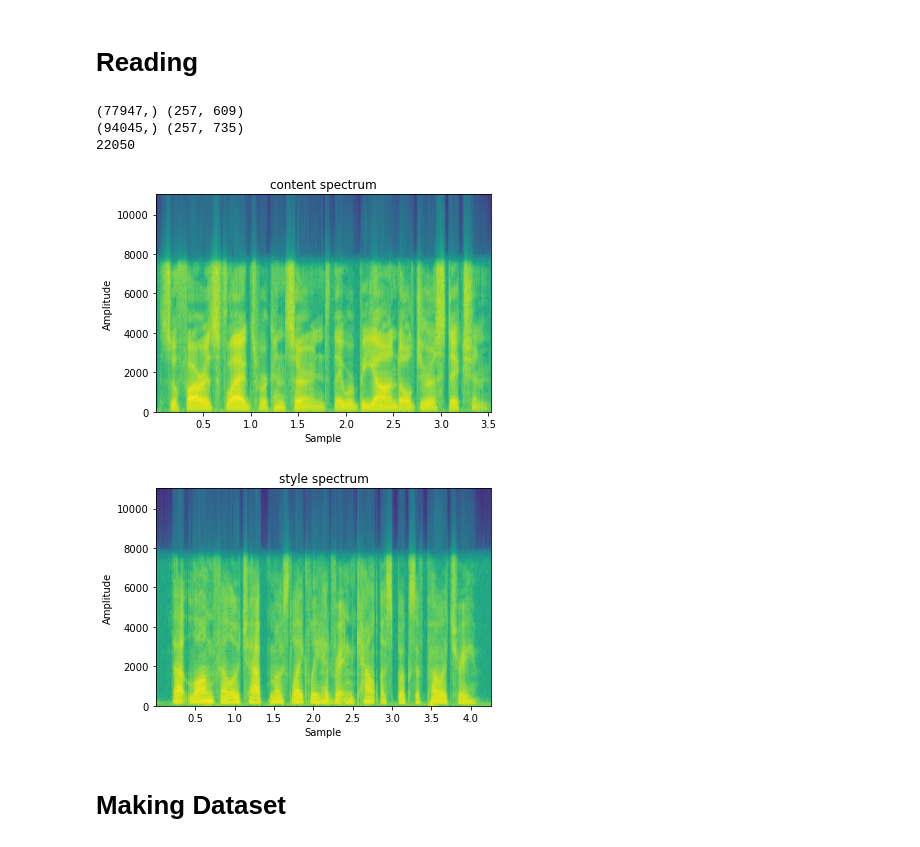
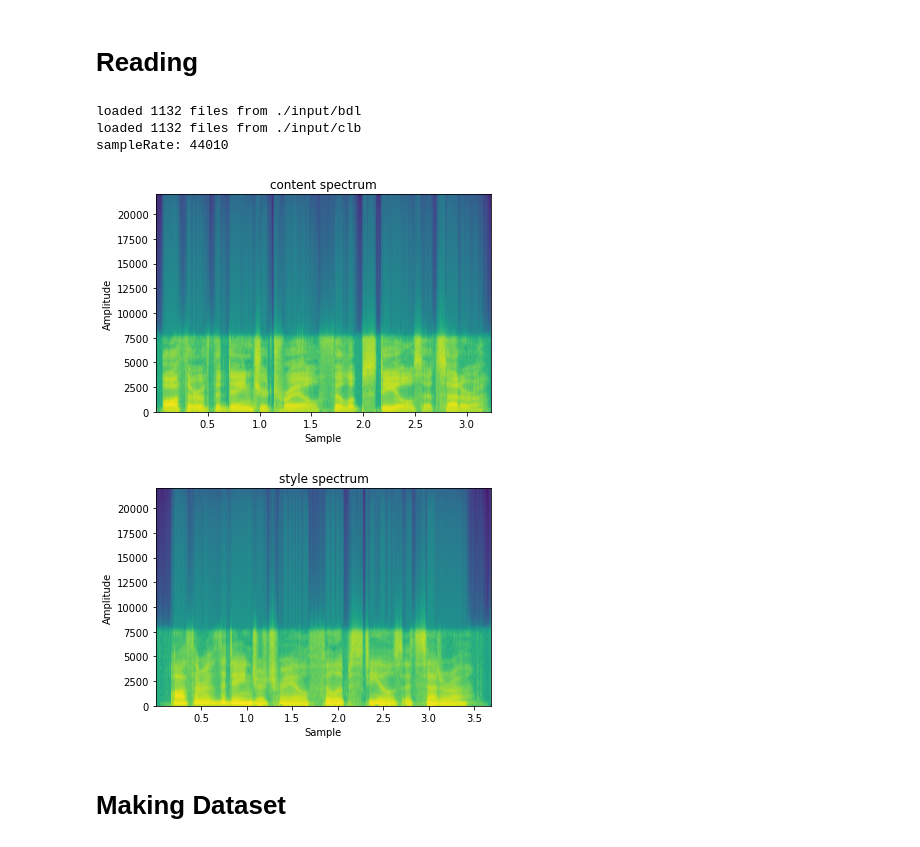
Before and after one commit to mmi366127/2022-Intro-to-AI-final-project, a Jupyter notebook: TraVeLGan.ipynb, the cells around one changed output. Saved outputs shown, nothing was run; the diff lists cells and outputs as text; code cells hidden in the pictures.

```diff
--- a/TraVeLGan.ipynb
+++ b/TraVeLGan.ipynb
@@ -39,31 +20,49 @@ else:
     device = torch.device('cpu')
 # %% [markdown]
 # Reading
-# %%
-from utils import *
-import torch
-
-N_FFT = 512
-
-
-x_content, sr = loadFile(CONTENT_FILE)
-x_style, sr = loadFile(STYLE_FILE)
-
-a_content = wav2spectrum(x_content, N_FFT)
-a_style = wav2spectrum(x_style, N_FFT)
-
-print(x_content.shape, a_content.shape)
-print(x_style.shape, a_style.shape)
-print(sr)
-
-plot_spectrogram_with_raw_signal(x_content, sr, 'content spectrum')
-plot_spectrogram_with_raw_signal(x_style, sr, 'style spectrum')
-# %% [output]
-(77947,) (257, 609)
-(94045,) (257, 735)
-22050
-[figure, removed]
-[figure, removed]
+# %%
+
+from glob import glob
+from utils import *
+import torch
+
+def loadData(path):
+    files = glob(f'{path}/*.wav')
+    data = []
+    for file in files:
+        x= loadFile(file)
+        data.append(x)
+    print(f'loaded {len(files)} files from {path}')
+    return data
+
+
+def transformData(Xs):
+    ret = []
+    for x in Xs:
+        ret.append(wav2spectrum(x))
+    return ret
+
+
+x_content = loadData(CONTENT_FILES)
+x_style = loadData(STYLE_FILES)
+
+
+a_content = transformData(x_content)
+a_style = transformData(x_style)
+
+
+print(f'sampleRate: {sampleRate}')
+
+plot_spectrogram_with_raw_signal(x_content[0], sampleRate, 'content spectrum')
+plot_spectrogram_with_raw_signal(x_style[0], sampleRate, 'style spectrum')
+
+H_Spec = a_content[0].shape[0]
+# %% [output]
+loaded 1132 files from ./input/bdl
+loaded 1132 files from ./input/clb
+sampleRate: 44010
+[figure, added]
+[figure, added]
 # %% [markdown]
 # Making Dataset
 # %%
```
Also changed, not shown: parts of 10 cells of this notebook, 7 other files.
